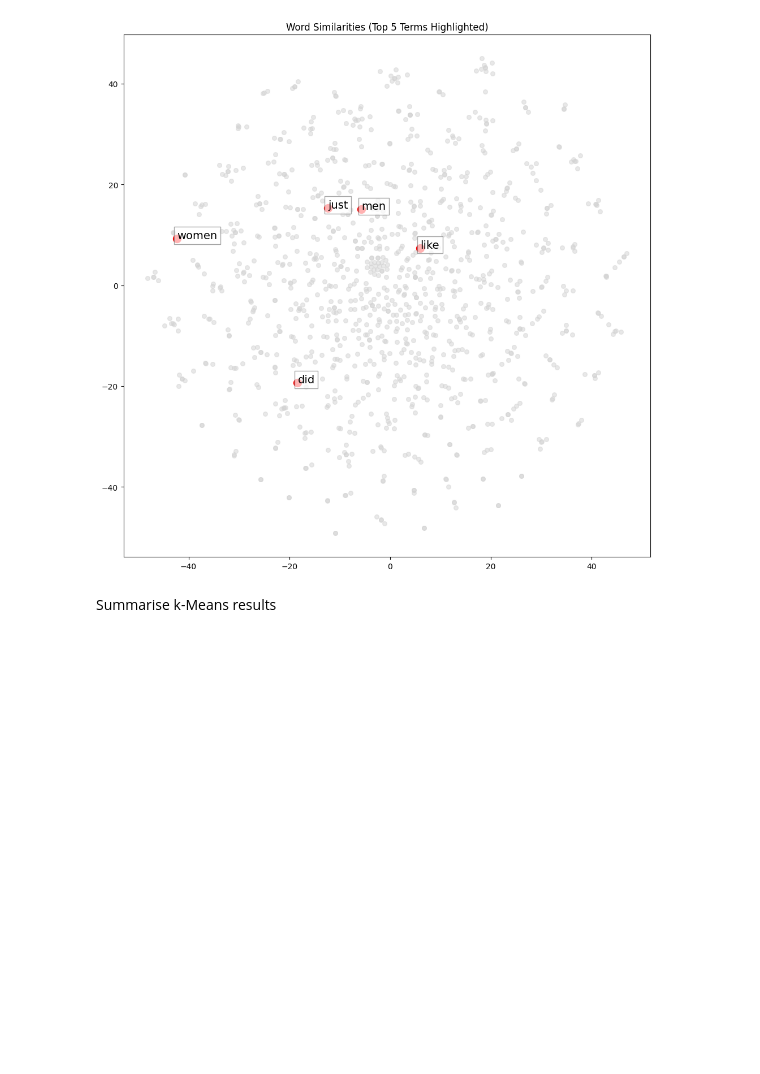
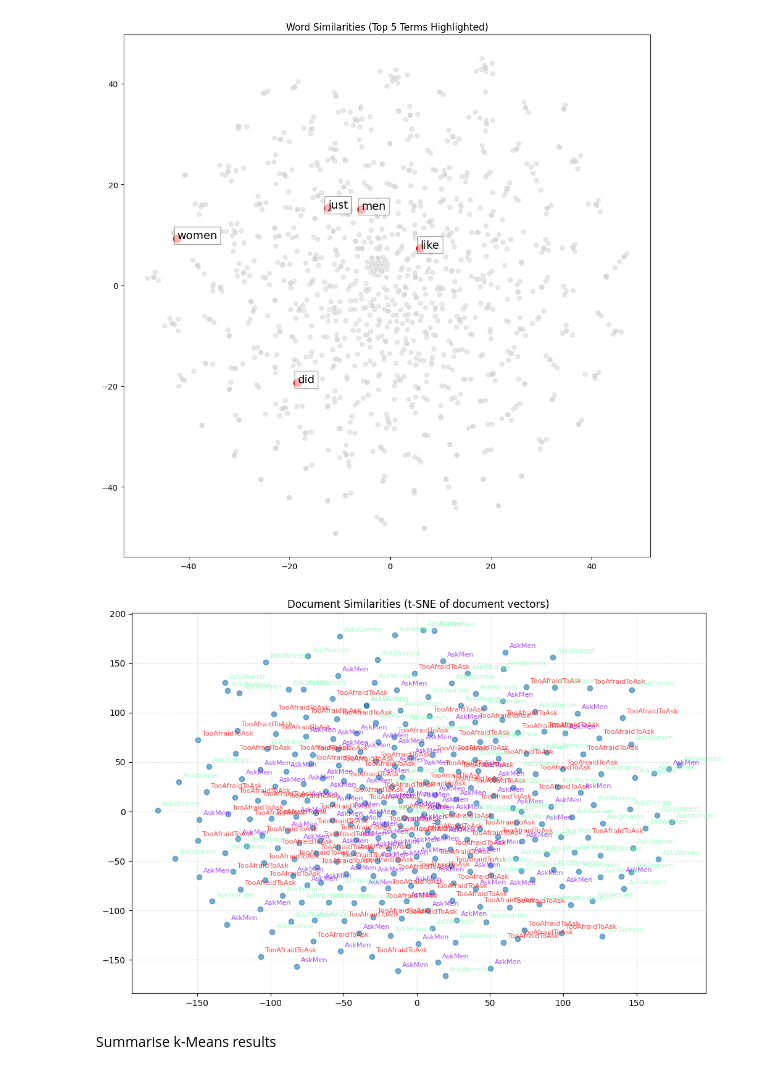
Before and after one commit to RyanOthnielKearns/oii-fsds-textanalysis, a Jupyter notebook: week4day1_lab.ipynb, the cells around one changed output. Cells and saved outputs as stored; diff of their text form; code cells hidden in the pictures; blank space fills up the shorter version.

Commit message:
Plot document similarities with t-SNE

```diff
--- a/week4day1_lab.ipynb
+++ b/week4day1_lab.ipynb
@@ -65,9 +58,10 @@ posts_df["full_text"] = posts_df["title"] + " " + posts_df["selftext"]
 label_pairs = [(text, subreddit) for text, subreddit in zip(posts_df['full_text'], posts_df['subreddit'])]
 
 corpus_text = [p[0] for p in label_pairs]
+corpus_labels = [p[1] for p in label_pairs]
 
 vectorizer = TfidfVectorizer(min_df=2, stop_words='english')
-X = vectorizer.fit_transform(corpus_text)
+tfidf_matrix = vectorizer.fit_transform(corpus_text)
 # %%
 from utils.analysis import plot_word_similarities_tsne
 
@@ -84,11 +78,21 @@ plot_word_similarities_tsne(
 # %%
 # K-means Classifier
 from sklearn.cluster import KMeans
 
 # K-means clustering
 kmeans = KMeans(n_clusters=3, random_state=42)
 kmeans_labels = kmeans.fit_predict(X)
 
 # TODO: plot the clusters in 2D, and do some analysis on the top terms in each cluster
+# Plot document similarities
+fig_doc, ax_doc = plot_similarities(
+    tfidf_matrix,
+    corpus_labels,
+    label_color=True,
+    title="Document Similarities (t-SNE of document vectors)",
+    is_documents=True # This is the default, but we'll specify it here for clarity
+)
+# %% [output]
+[figure, added]
 # %% [markdown]
 Summarise k-Means results
```
Also changed, not shown: parts of 2 cells of this notebook.
